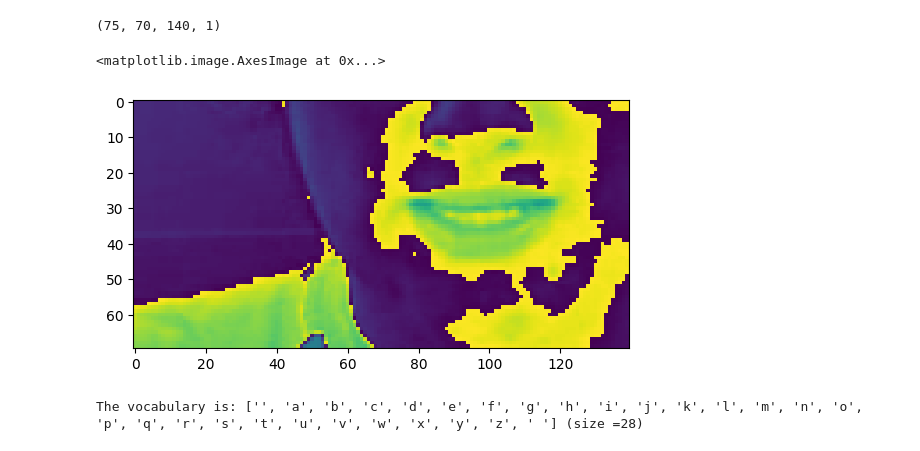
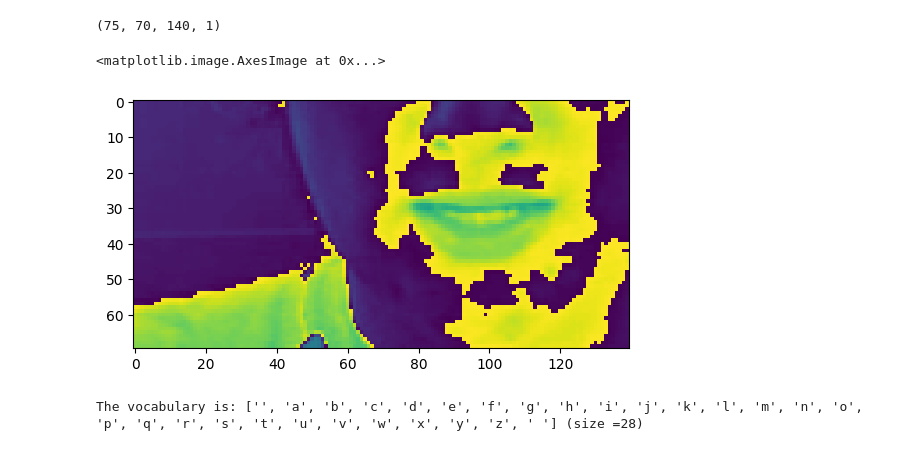
Before and after one commit to liazylee/lip_reading, a Jupyter notebook: src/lipNet/LipNet_modify_with_higher_resolution_and_more_datasets.ipynb, the cells around one changed output. Drawn from its saved outputs; the diff is of its cells as text; code cells hidden in the pictures.

```diff
--- a/src/lipNet/LipNet_modify_with_higher_resolution_and_more_datasets.ipynb
+++ b/src/lipNet/LipNet_modify_with_higher_resolution_and_more_datasets.ipynb
@@ -77,10 +77,10 @@ print(frames.shape)
 # %% [output]
 (75, 70, 140, 1)
 # %%
-plt.imshow(frames[41][:, :, 0])
+plt.imshow(frames[44][:, :, 0])
 # %% [output]
 <matplotlib.image.AxesImage at 0x...>
-[figure, old version]
+[figure, new version]
 # %%
 import glob
 import time
```
Also changed, not shown: parts of 10 cells of this notebook, 5 other files.
